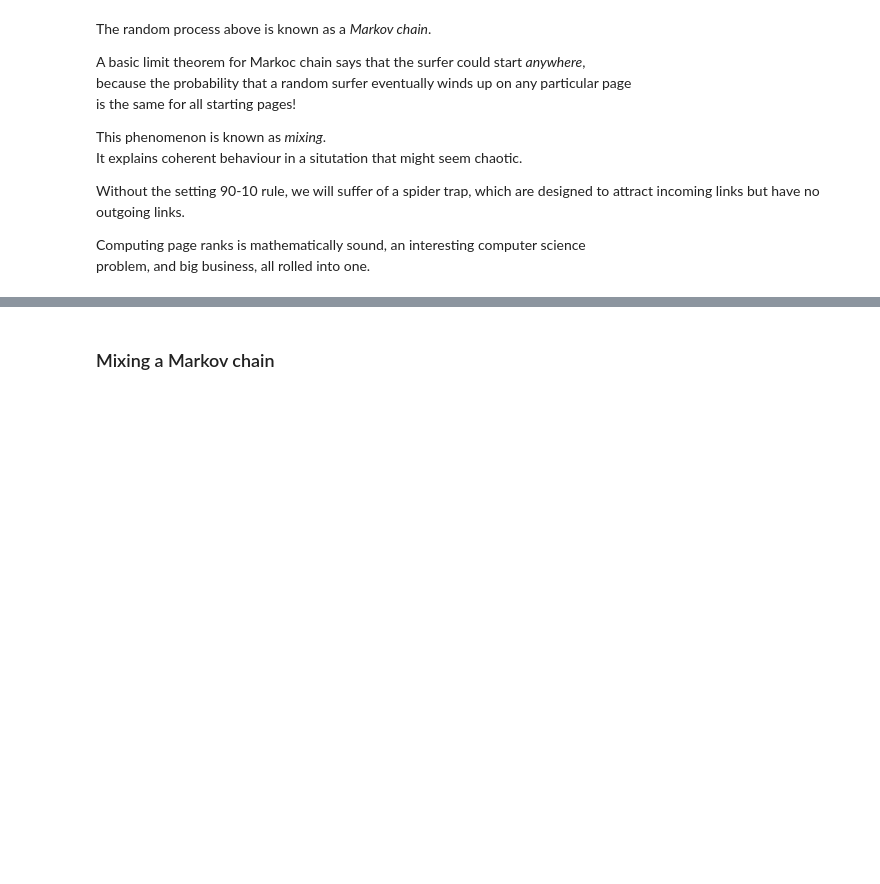
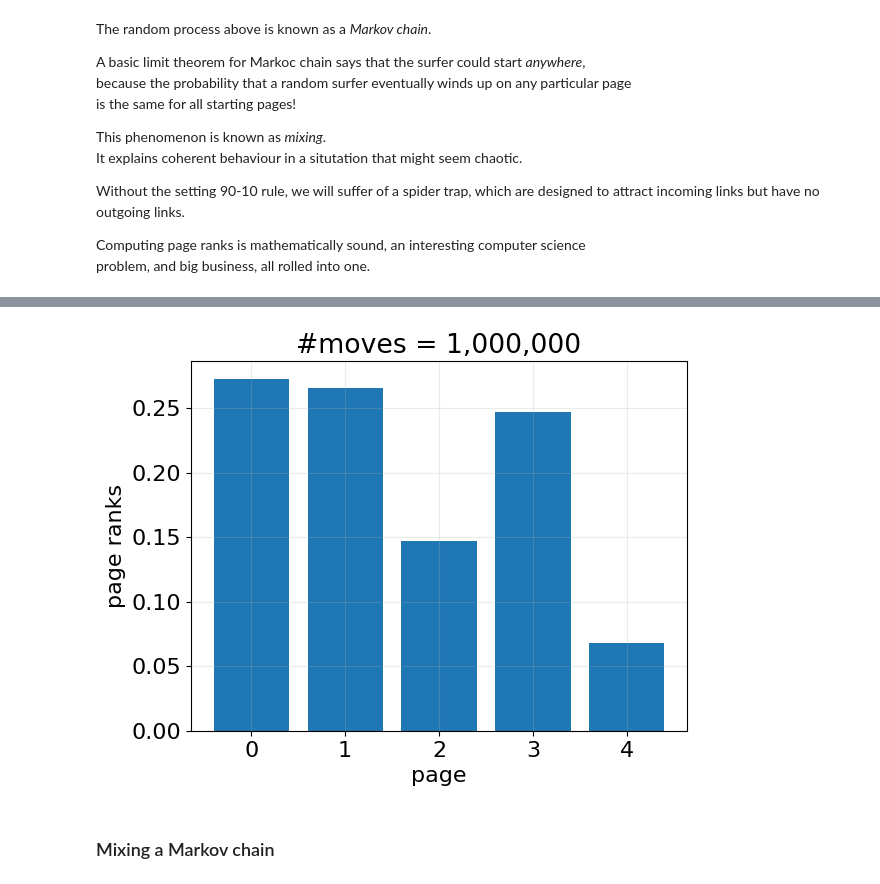
Before and after one commit to LugoBlogger/SI-251-4007-data-structures, a Jupyter notebook: case-studies/1-random-web-surfer/python/random-web-surfer.ipynb, the cells around one changed output, grey strips where cells are left out. Cells and saved outputs as stored; diff of their text form; code cells hidden in the pictures; blank space fills up the shorter version.

Commit message:
update random-web-surfer mixing markov chain

```diff
--- a/case-studies/1-random-web-surfer/python/random-web-surfer.ipynb
+++ b/case-studies/1-random-web-surfer/python/random-web-surfer.ipynb
@@ -171,3 +175,18 @@ plt.show(fig)
+# %%
+selected_move = 1_000_000
+hits, page_rank = random_surfer(transition_matrix, selected_move, rng)
+
+fig, ax = plt.subplots()
+
+ax.bar(range(len(page_rank)), page_rank)
+
+ax.grid("on")
+ax.set_xlabel("page")
+ax.set_ylabel("page ranks")
+ax.set_title(f"#moves = {selected_move:,}")
+plt.show(fig)
+# %% [output]
+[figure, added]
 # %% [markdown]
 ### Mixing a Markov chain
 # %% [markdown]
```
Also changed, not shown: parts of 4 cells of this notebook, 5 other files.
